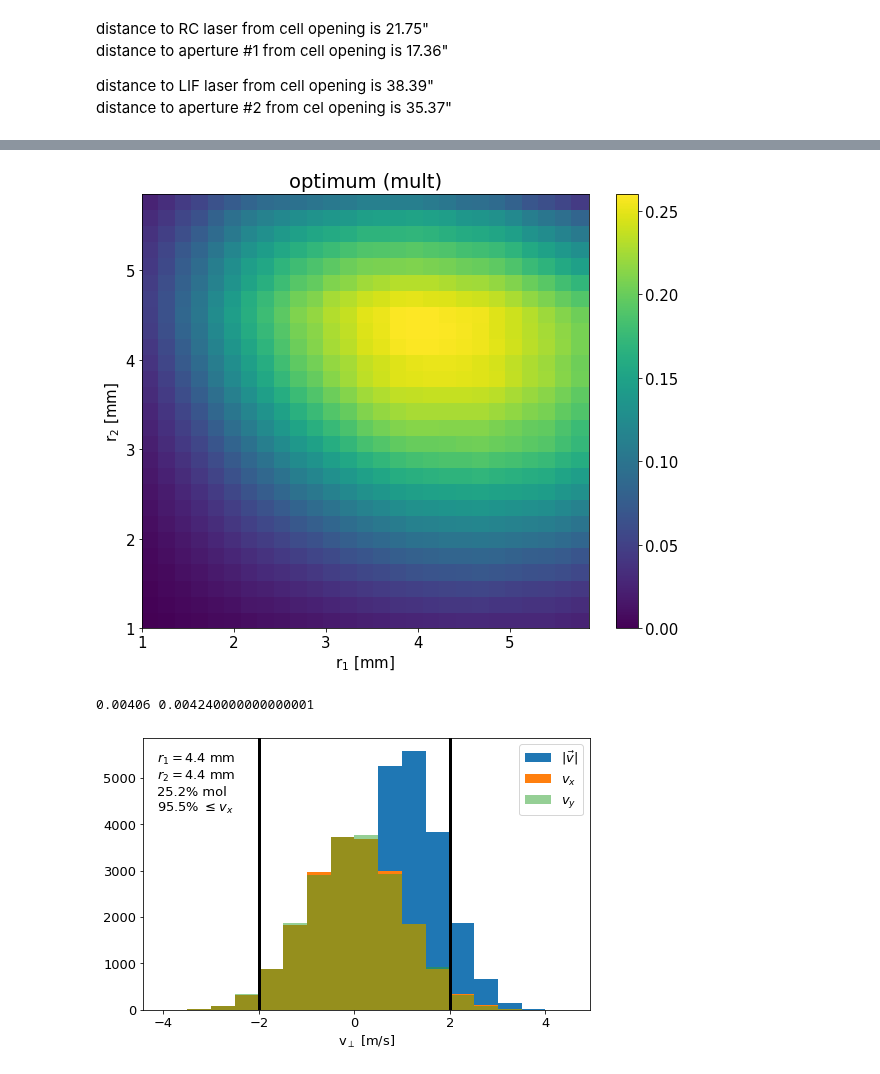
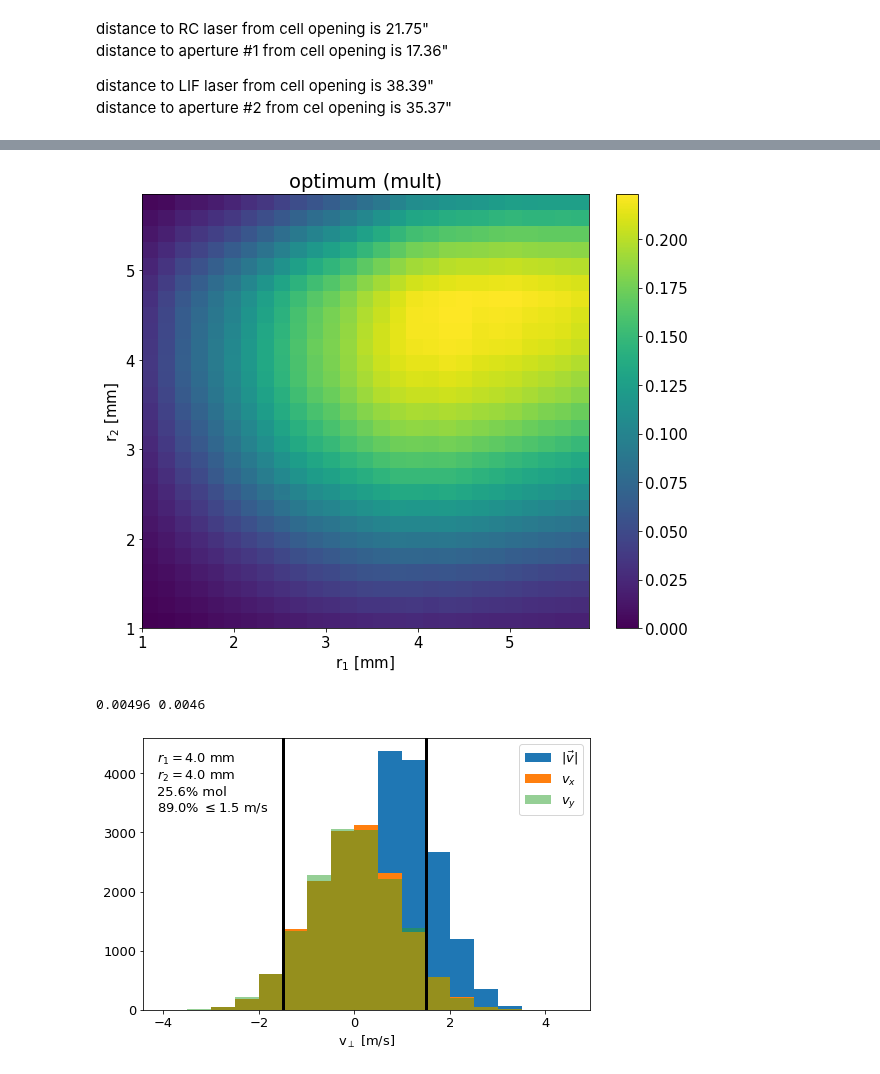
Before and after one commit to ograsdijk/CeNTREX-notebooks, a Jupyter notebook: rotational cooling/Aperture Calculation.ipynb, the cells around one changed output, grey strips where cells are left out. Cells and saved outputs as stored; diff of their text form; code cells hidden in the pictures.

```diff
--- a/rotational cooling/Aperture Calculation.ipynb
+++ b/rotational cooling/Aperture Calculation.ipynb
@@ -14,9 +14,9 @@ vt_sigma = 93/(2*np.sqrt(2*np.log(2))) # from FWHM
 # coordinate width, adapted from ACME to CeNTREX based on email from Xing Wu on 6-10-2020
 sigma_width = 0.25*25.4/5 * 3.8e-3
 
-v_acceptable = 2 # m/s
+v_acceptable = 1.5 # m/s
 
-v_laser = 2 # m/s, molecules the laser can interact with
+v_laser = 1.5 # m/s, molecules the laser can interact with
 r_laser = 5e-3 # m
 # %% [markdown]
 spawn molecules in a circle with a $1-\sigma$ width of $6/5\cdot 3.8$mm cm diameter at 1 cm distance from the cell.
@@ -556,16 +556,16 @@ ax.set_title(f'optimum (mult)')
 set_fontsize(ax, 15)
 set_fontsize(cbar.ax, 15)
 # %% [output]
-[figure, old version]
+[figure, new version]
 # %%
 a = ((Zv-Zv.min())/Zv.ptp()) * ((Zm-Zm.min())/Zm.ptp())
 ind = np.unravel_index(np.argmax(a, axis=None), a.shape)
 print(X[ind], Y[ind])
 # %% [output]
-0.00406 0.004240000000000001
+0.00496 0.0046
 # %%
-r1 = 4.4e-3
-r2 = 4.4e-3
+r1 = 4e-3
+r2 = 4e-3
 
 bins = np.arange(-4,4+1,0.5)
 
@@ -573,32 +573,32 @@ fig, ax = plt.subplots(figsize = (8,5))
 
 m1 = np.sqrt(np.sum(coords_aperture_1[:2]**2, axis = 0)) <= r1
 m2 = np.sqrt(np.sum(coords_aperture_2[:2]**2, axis = 0)) <= r2
 m  = m1 & m2
 
 ax.hist(np.sqrt(v_x[m]**2+v_y[m]**2), bins = bins, label = r'$|\vec{v}|$')
 ax.hist(v_x[m], bins = bins, label = r'$v_x$')
 ax.hist(v_y[m], bins = bins, alpha = 0.5, label = r'$v_y$')
 
 ax.legend(fontsize = 13, loc = 1)
 
 ax.axvline(v_acceptable, lw = 3, color = 'k')
 ax.axvline(-v_acceptable, lw = 3, color = 'k')
 
 ax.set_xlabel(r'v$_\perp$ [m/s]')
 
 set_fontsize(ax, 13)
 
 dt = distance_laser_lif/v_z[m]
 m_interact = (np.abs(coords[1,:][m]+dt*v_y[m]) <= r_laser) & (np.abs(v_x[m]) <= v_laser)
 interact = m_interact.sum()/interaction_lif*100
 
 percentage_within_limits_both[(r1,r2)] = (100*(np.abs(v_x[m]) < v_acceptable).sum()/m.sum())
 
 text = f'$r_1 = ${r1*1e3:.1f} mm'+'\n'
 text += f'$r_2 = ${r2*1e3:.1f} mm'+'\n'
 text += f'{m.sum()/interaction_lif*100:.1f}% mol'+'\n'
-text += f'{(100*(np.abs(v_x[m]) < v_acceptable).sum()/m.sum()):.1f}% $\leq v_x$'
+text += f'{(100*(np.abs(v_x[m]) < v_acceptable).sum()/m.sum()):.1f}% $\leq {v_acceptable}$ m/s'
 ax.text(0.03, 0.95, text, transform = ax.transAxes,
         ha = 'left', va = 'top', fontsize = 13);
 # %% [output]
-[figure, old version]
+[figure, new version]
```
Also changed, not shown: parts of 12 cells of this notebook.
